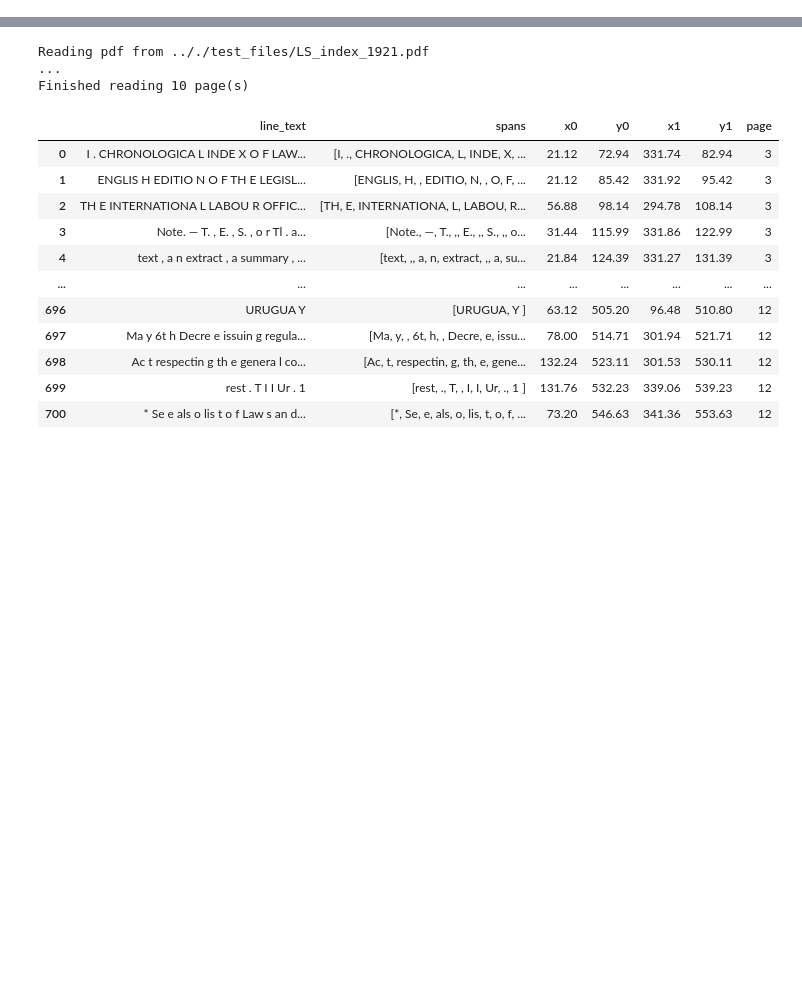
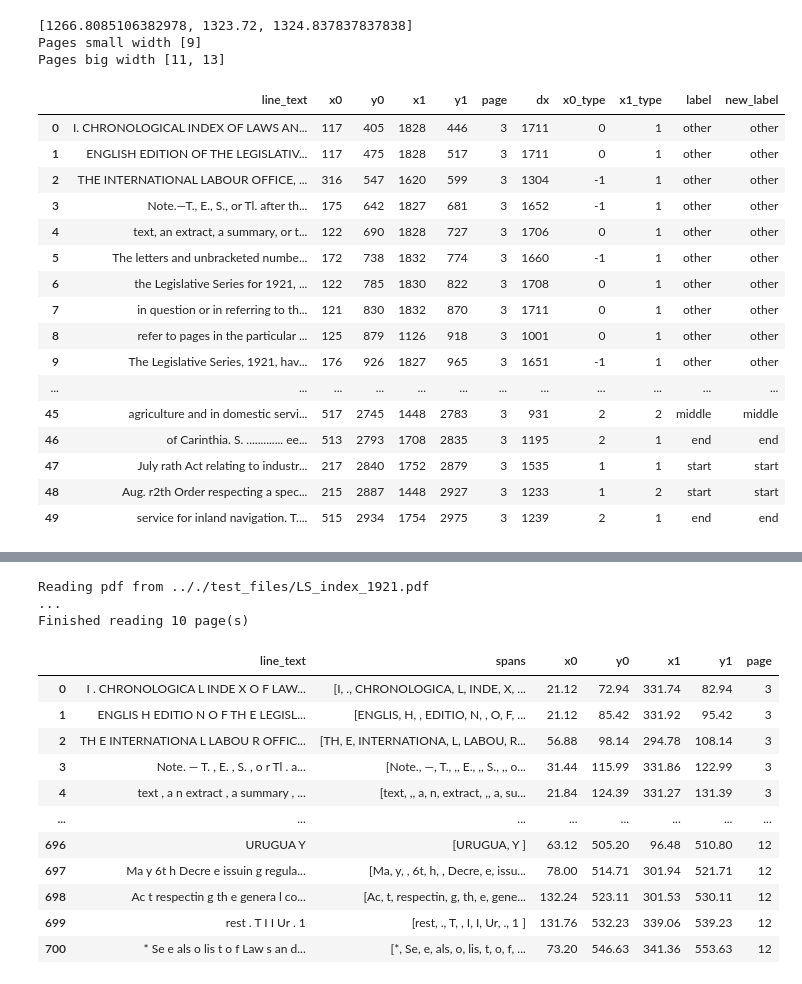
Before and after one commit to jeusa/indexex, a Jupyter notebook: code/index_extraction.ipynb, the cells around one changed output, grey strips where cells are left out. Cells and saved outputs as stored; diff of their text form; code cells hidden in the pictures; blank space fills up the shorter version.

Commit message:
CHG: start labeling only based on x0; larger inner group margin FIX: x0 correction on right pages

```diff
--- a/code/index_extraction.ipynb
+++ b/code/index_extraction.ipynb
@@ -37,0 +124,66 @@ test_files
+# %%
+# correct x0_type for pages where something went wrong
+def correct_x0_types(lines_df, bins_x0, bins_x1, x0_n):
+    df = lines_df.copy()
+    start_page = lines_df["page"].min()
+
+    text_widths = list(lines.make_borders_df(bins_x0, bins_x1)["dx"]) # difference between mean of first and last bin for x0 for every page
+
+    tw = text_widths.copy()
+    tw.sort()
+    width_median = tw[int(len(tw)/2)]
+
+    f = filter(lambda w: (not util.similar_to(w, width_median, 5)), text_widths) # filter widths that differ from the rest
+    f = list(f)
+
+    p = []
+    for w in range(len(f)):
+        p.append((f[w], text_widths.index(f[w]) + util.page_start)) # add page to strange width
+
+    p_l = [a + start_page-1 for w, a in p if w<width_median]
+    p_g = [a + start_page-1 for w, a in p if w>width_median]
+
+    print(f)
+    print("Pages small width", p_l)
+    print("Pages big width", p_g)
+
+    df.loc[df["page"].isin(p_l) & (df["x0_type"]>=0), "x0_type"] +=1 # correct wrong x0_type for p_l
+
+    # correct wrong x0_type (and x1_type) for p_g
+    bins = group.get_line_start_end_bins(df.loc[df["page"].isin(p_g)])
+    bins_x0_cor = group.get_relevant_x0_bins(bins[0], x0_n, drop_first=True) # drop bin on the very left
+    df_cor = label.assign_types(df.loc[df["page"].isin(p_g)], bins_x0_cor, bins_x1.loc[bins_x1["page"].isin(p_g)], x0_n)
+    df.loc[df["page"].isin(p_g), ["x0_type", "x1_type"]] = df_cor[["x0_type", "x1_type"]]
+
+    return df
+# %%
+cli_df = correct_x0_types(li_df, bins_x0, bins_x1, x0_n)
+ll_df = label.assign_labels(cli_df, x0_n)
+
+lli_df = ll_df.copy()
+lli_df["new_label"] = lli_df["label"]
+lli_df = label.improve_country_classification(lli_df)
+#ll_df.to_csv("labeling_1986_full.csv")
+
+lli_df.head(50)
+# %% [output]
+[1266.8085106382978, 1323.72, 1324.837837837838]
+Pages small width [9]
+Pages big width [11, 13]
+|  | line_text | x0 | y0 | x1 | y1 | page | dx | x0_type | x1_type | label | new_label |
+| 0 | I. CHRONOLOGICAL INDEX OF LAWS AN... | 117 | 405 | 1828 | 446 | 3 | 1711 | 0 | 1 | other | other |
+| 1 | ENGLISH EDITION OF THE LEGISLATIV... | 117 | 475 | 1828 | 517 | 3 | 1711 | 0 | 1 | other | other |
+| 2 | THE INTERNATIONAL LABOUR OFFICE, ... | 316 | 547 | 1620 | 599 | 3 | 1304 | -1 | 1 | other | other |
+| 3 | Note.—T., E., S., or Tl. after th... | 175 | 642 | 1827 | 681 | 3 | 1652 | -1 | 1 | other | other |
+| 4 | text, an extract, a summary, or t... | 122 | 690 | 1828 | 727 | 3 | 1706 | 0 | 1 | other | other |
+| 5 | The letters and unbracketed numbe... | 172 | 738 | 1832 | 774 | 3 | 1660 | -1 | 1 | other | other |
+| 6 | the Legislative Series for 1921, ... | 122 | 785 | 1830 | 822 | 3 | 1708 | 0 | 1 | other | other |
+| 7 | in question or in referring to th... | 121 | 830 | 1832 | 870 | 3 | 1711 | 0 | 1 | other | other |
+| 8 | refer to pages in the particular ... | 125 | 879 | 1126 | 918 | 3 | 1001 | 0 | 1 | other | other |
+| 9 | The Legislative Series, 1921, hav... | 176 | 926 | 1827 | 965 | 3 | 1651 | -1 | 1 | other | other |
+| ... | ... | ... | ... | ... | ... | ... | ... | ... | ... | ... | ... |
+| 45 | agriculture and in domestic servi... | 517 | 2745 | 1448 | 2783 | 3 | 931 | 2 | 2 | middle | middle |
+| 46 | of Carinthia. S. ............. ee... | 513 | 2793 | 1708 | 2835 | 3 | 1195 | 2 | 1 | end | end |
+| 47 | July rath Act relating to industr... | 217 | 2840 | 1752 | 2879 | 3 | 1535 | 1 | 1 | start | start |
+| 48 | Aug. r2th Order respecting a spec... | 215 | 2887 | 1448 | 2927 | 3 | 1233 | 1 | 2 | start | start |
+| 49 | service for inland navigation. T.... | 515 | 2934 | 1754 | 2975 | 3 | 1239 | 2 | 1 | end | end |
```
Also changed, not shown: parts of 32 cells of this notebook, 4 other files.
